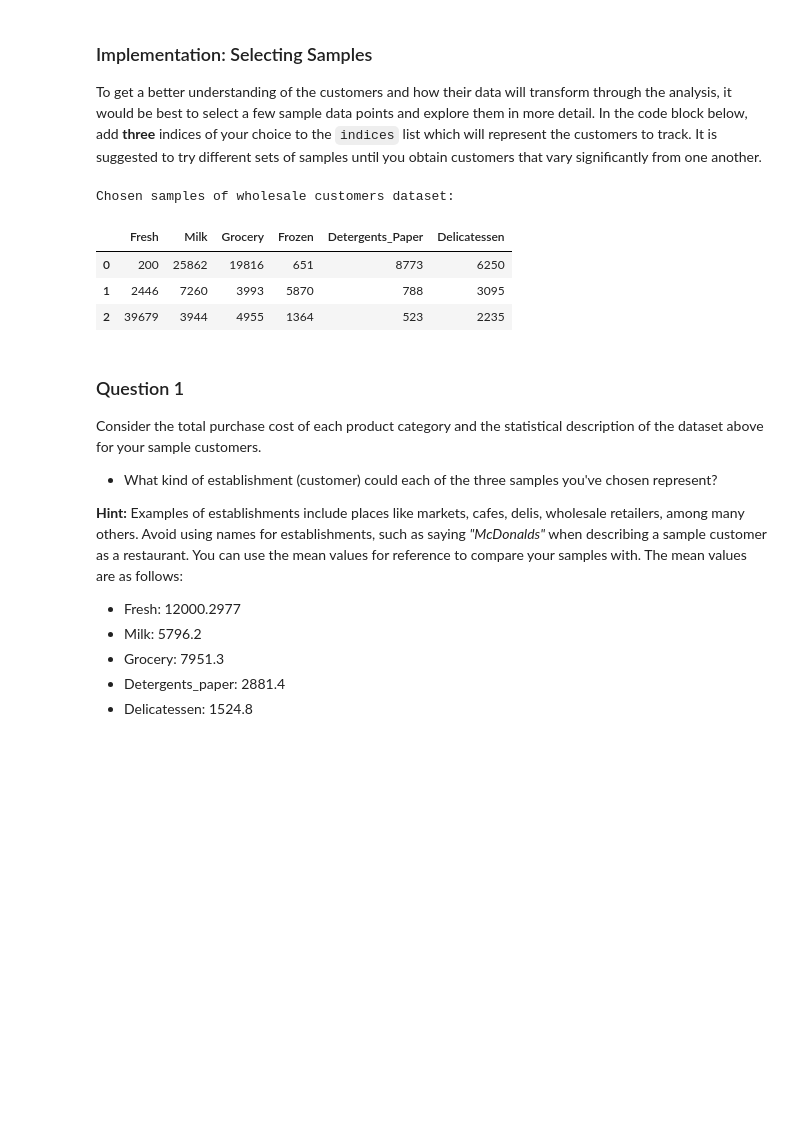
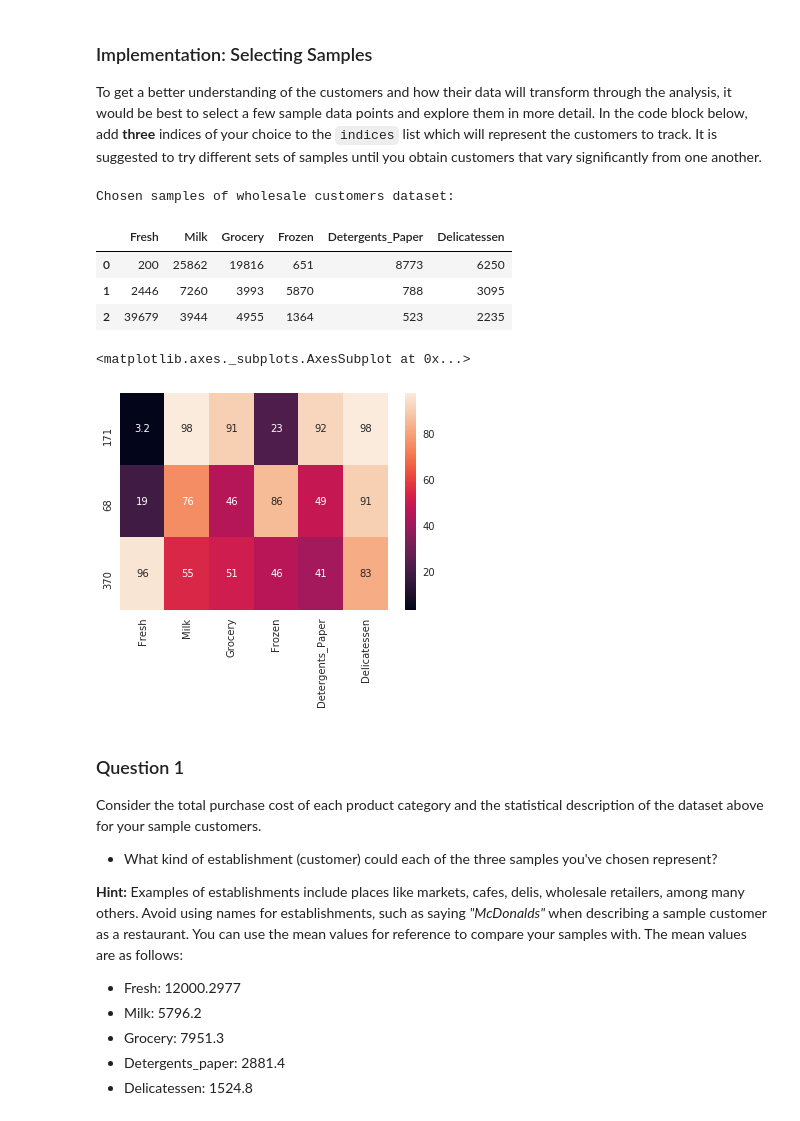
Before and after one commit to letovesnoi/machine-learning, a Jupyter notebook: projects/customer_segments/customer_segments.ipynb, the cells around one changed output. Saved outputs shown, nothing was run; the diff lists cells and outputs as text; code cells hidden in the pictures; blank space fills up the shorter version.

```diff
--- a/projects/customer_segments/customer_segments.ipynb
+++ b/projects/customer_segments/customer_segments.ipynb
@@ -61,17 +61,27 @@ To get a better understanding of the customers and how their data will transform
 # %%
 # TODO: Select three indices of your choice you wish to sample from the dataset
 indices = [171, 68, 370]
 
 # Create a DataFrame of the chosen samples
 samples = pd.DataFrame(data.loc[indices], columns = data.keys()).reset_index(drop = True)
 print("Chosen samples of wholesale customers dataset:")
 display(samples)
+
+# Comparing to the quartiles to get a better idea of the nature of the establishments represented
+import seaborn as sns
+
+percentiles_data = 100 * data.rank(pct=True)
+percentiles_samples = percentiles_data.iloc[indices]
+# Percentile heatmap for sample points
+sns.heatmap(percentiles_samples, annot=True)
 # %% [output]
 Chosen samples of wholesale customers dataset:
 |  | Fresh | Milk | Grocery | Frozen | Detergents_Paper | Delicatessen |
 | 0 | 200 | 25862 | 19816 | 651 | 8773 | 6250 |
 | 1 | 2446 | 7260 | 3993 | 5870 | 788 | 3095 |
 | 2 | 39679 | 3944 | 4955 | 1364 | 523 | 2235 |
+<matplotlib.axes._subplots.AxesSubplot at 0x...>
+[figure, added]
 # %% [markdown]
 ### Question 1
 Consider the total purchase cost of each product category and the statistical description of the dataset above for your sample customers.
```
Also changed, not shown: parts of 9 cells of this notebook.
